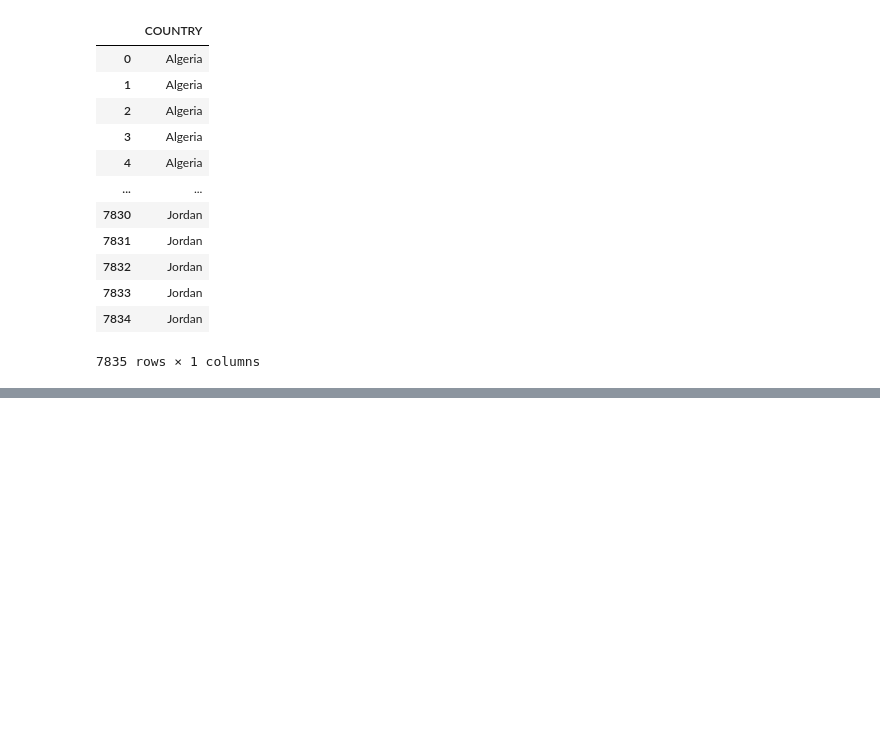
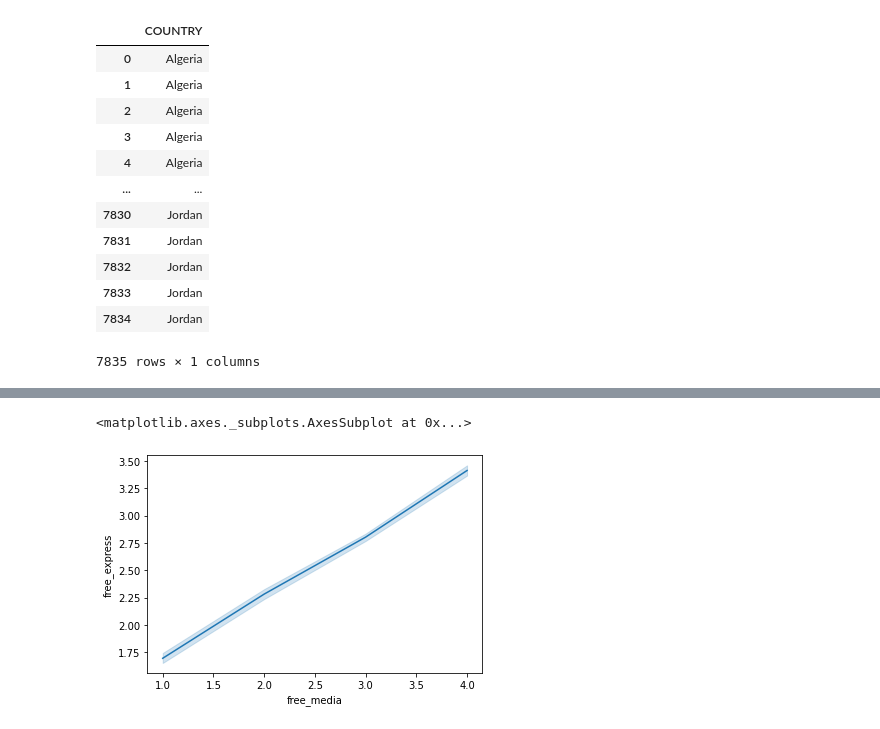
Before and after one commit to Atiwat-R/arab_barometer_data_analysis, a Jupyter notebook: Area_Studies.ipynb, the cells around one changed output, grey strips where cells are left out. Saved outputs shown, nothing was run; the diff lists cells and outputs as text; code cells hidden in the pictures; blank space fills up the shorter version.

```diff
--- a/Area_Studies.ipynb
+++ b/Area_Studies.ipynb
@@ -56,0 +166,16 @@ df[['COUNTRY']]
+# %%
+# I presume that there is correlation between freedom in media & expression?
+free_df = df2.copy(deep=True)
+free_df = free_df.drop(free_df[free_df["free_express"] > 97].index) # drop col with unknown response
+free_df = free_df.drop(free_df[free_df["free_media"] > 97].index) # drop col with unknown response
+
+free_df['free_express'] = free_df['free_express'].map({1:4, 2:3, 3:2, 4:1}) # Turn values around for easier graphs
+free_df['free_media'] = free_df['free_media'].map({1:4, 2:3, 3:2, 4:1}) # Turn values around for easier graphs
+
+# Indeed there is linear correlation.
+sns.lineplot(data=free_df, x="free_media", y="free_express")
+
+# People believe freedom in expression and media goes hand-to-hand.
+# %% [output]
+<matplotlib.axes._subplots.AxesSubplot at 0x...>
+[figure, added]
```
Also changed, not shown: parts of 11 cells of this notebook.
